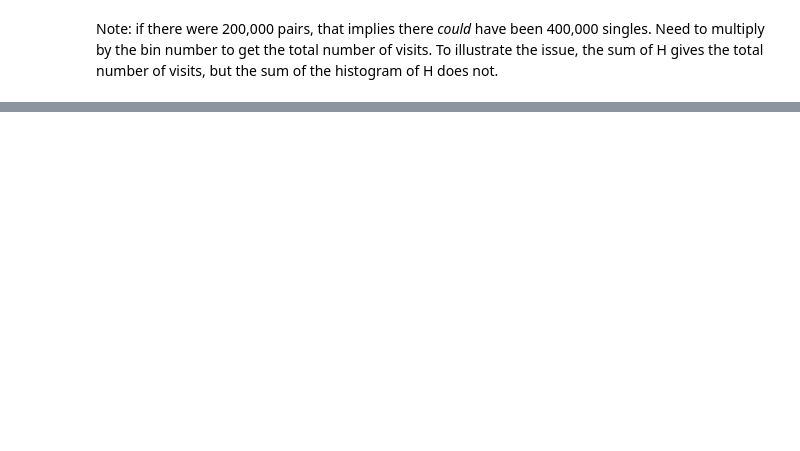
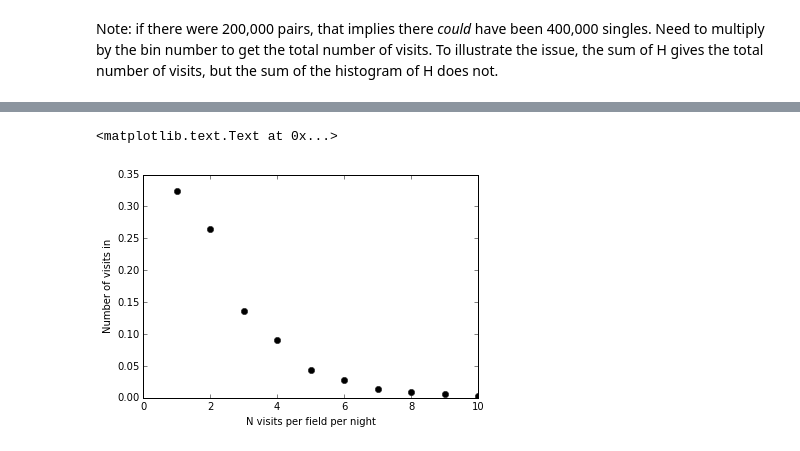
Before and after one commit to yoachim/ScratchStuff, a Jupyter notebook: notebooks/hist2d.ipynb, the cells around one changed output, grey strips where cells are left out. Cells and saved outputs as stored; diff of their text form; code cells hidden in the pictures; blank space fills up the shorter version.

```diff
--- a/notebooks/hist2d.ipynb
+++ b/notebooks/hist2d.ipynb
@@ -69,0 +71,9 @@ print np.sum(finalHist*x)
+# %%
+# Same, now normalized
+plt.plot(x, finalHist*x/np.sum(H), 'ko')
+plt.xlim([0,10])
+plt.ylabel('Number of visits in')
+plt.xlabel('N visits per field per night')
+# %% [output]
+<matplotlib.text.Text at 0x...>
+[figure, added]
```
Also changed, not shown: parts of 5 cells of this notebook.
